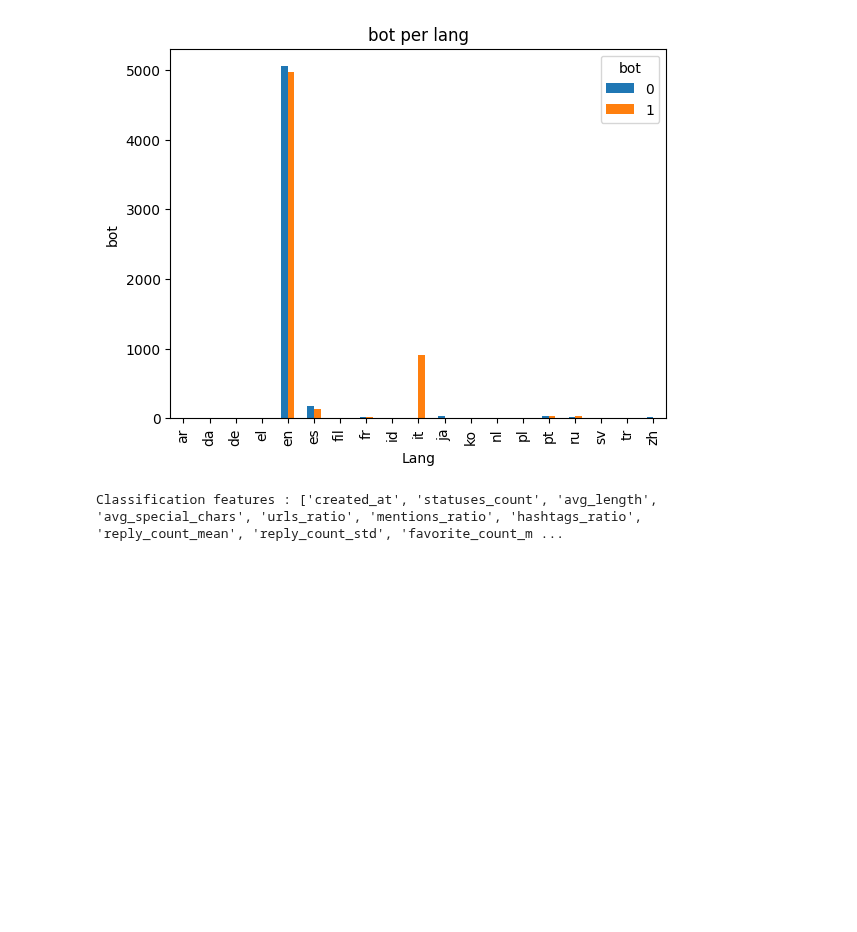
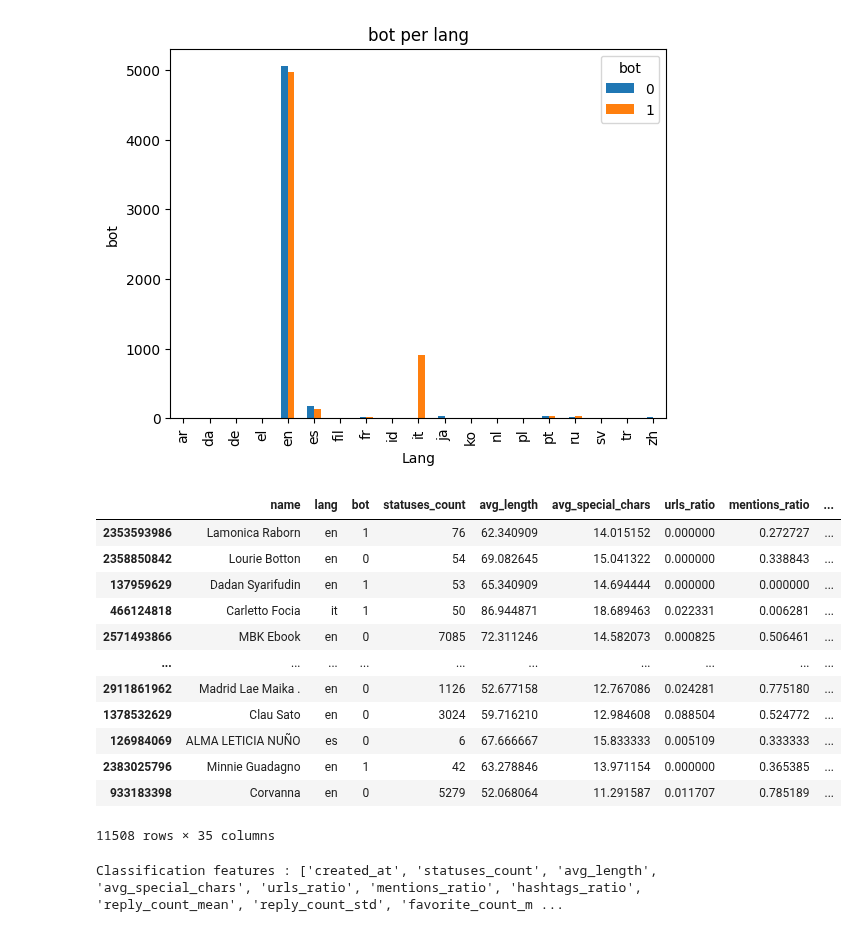
Before and after one commit to Andrew-Wyn/Data_Mining_22_23, a Jupyter notebook: Keras_NN.ipynb, the cells around one changed output. Drawn from its saved outputs; the diff is of its cells as text; code cells hidden in the pictures; blank space fills up the shorter version.

```diff
--- a/Keras_NN.ipynb
+++ b/Keras_NN.ipynb
@@ -43,6 +45,22 @@ plot_lang_hist(data)
 [figure]
 # %%
 data = data.join(pd.get_dummies(data["lang"]))
+# %%
+data.drop(columns=['created_at'])
+# %% [output]
+|  | name | lang | bot | statuses_count | avg_length | avg_special_chars | urls_ratio | mentions_ratio | ... |
+| 2353593986 | Lamonica Raborn | en | 1 | 76 | 62.340909 | 14.015152 | 0.000000 | 0.272727 | ... |
+| 2358850842 | Lourie Botton | en | 0 | 54 | 69.082645 | 15.041322 | 0.000000 | 0.338843 | ... |
+| 137959629 | Dadan Syarifudin | en | 1 | 53 | 65.340909 | 14.694444 | 0.000000 | 0.000000 | ... |
+| 466124818 | Carletto Focia | it | 1 | 50 | 86.944871 | 18.689463 | 0.022331 | 0.006281 | ... |
+| 2571493866 | MBK Ebook | en | 0 | 7085 | 72.311246 | 14.582073 | 0.000825 | 0.506461 | ... |
+| ... | ... | ... | ... | ... | ... | ... | ... | ... | ... |
+| 2911861962 | Madrid Lae Maika . | en | 0 | 1126 | 52.677158 | 12.767086 | 0.024281 | 0.775180 | ... |
+| 1378532629 | Clau Sato | en | 0 | 3024 | 59.716210 | 12.984608 | 0.088504 | 0.524772 | ... |
+| 126984069 | ALMA LETICIA NUÑO | es | 0 | 6 | 67.666667 | 15.833333 | 0.005109 | 0.333333 | ... |
+| 2383025796 | Minnie Guadagno | en | 1 | 42 | 63.278846 | 13.971154 | 0.000000 | 0.365385 | ... |
+| 933183398 | Corvanna | en | 0 | 5279 | 52.068064 | 11.291587 | 0.011707 | 0.785189 | ... |
+11508 rows × 35 columns
 # %%
 train_set, test_set, train_label, test_label = prepare_data(data)
 # %% [output]
```
Also changed, not shown: parts of 11 cells of this notebook.
